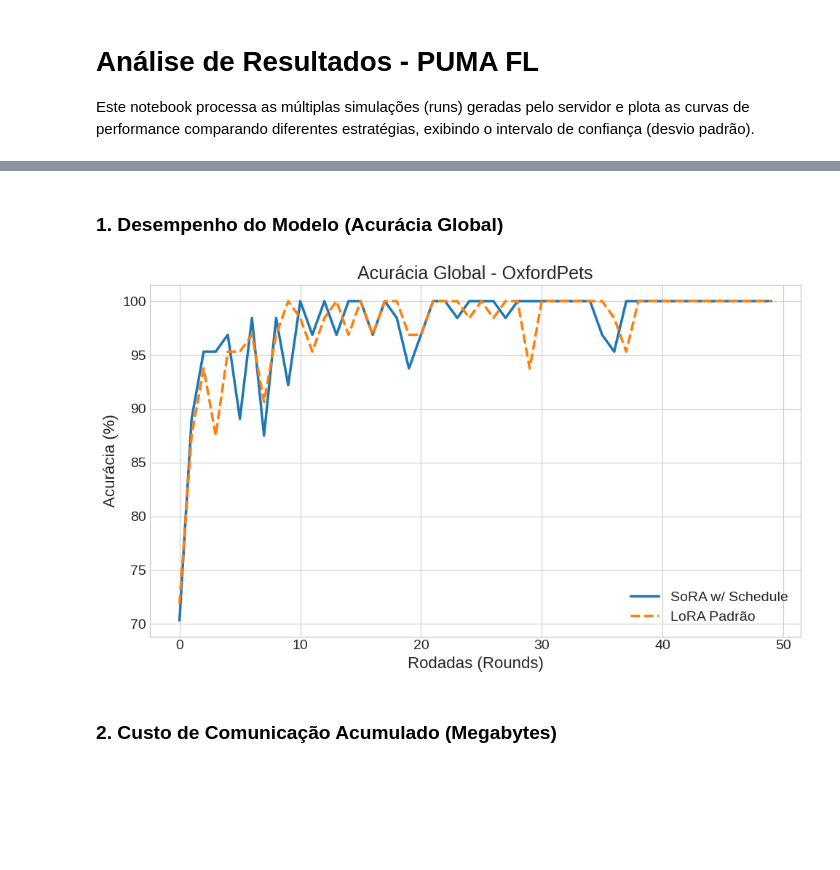
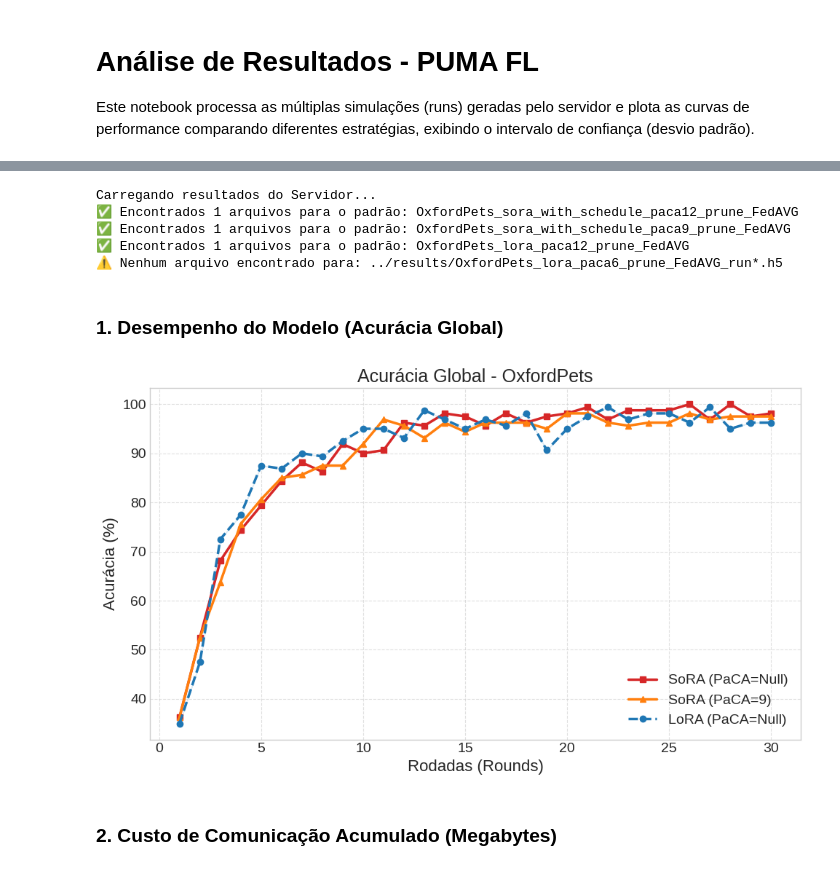
Before and after one commit to VeigarGit/FL_ServerPuma, a Jupyter notebook: src/system/plot_results.ipynb, the cells around one changed output, grey strips where cells are left out. Saved outputs shown, nothing was run; the diff lists cells and outputs as text; code cells hidden in the pictures; blank space fills up the shorter version.

```diff
--- a/src/system/plot_results.ipynb
+++ b/src/system/plot_results.ipynb
@@ -86,27 +68,54 @@ Carregando resultados do Servidor...
+# %%
+DATASET = "OxfordPets"
+
+print("Carregando resultados do Servidor...")
+
+dados_sora_p12 = load_strategy_results(DATASET, "sora_with_schedule", paca=12, prune="prune")
+dados_sora_p9 = load_strategy_results(DATASET, "sora_with_schedule", paca=9, prune="prune")
+
+dados_lora_p12 = load_strategy_results(DATASET, "lora", paca=12, prune="prune")
+dados_lora_p6 = load_strategy_results(DATASET, "lora", paca=6, prune="prune")
+
+# Lista de configurações para iterar nos gráficos (deixa o código limpo e escalável)
+# Formato: (Label, Dados, Cor, Marcador, Estilo de linha)
+configs = [
+    ('SoRA (PaCA=Null)', dados_sora_p12, '#d62728', 's', '-'),   # Vermelho
+    ('SoRA (PaCA=9)', dados_sora_p9, '#ff7f0e', '^', '-'),   # Laranja
+    ('LoRA (PaCA=Null)', dados_lora_p12, '#1f77b4', 'o', '--'),  # Azul
+    ('LoRA (PaCA=6)', dados_lora_p6, '#2ca02c', 'd', '--')   # Verde
+]
+# %% [output]
+Carregando resultados do Servidor...
+✅ Encontrados 1 arquivos para o padrão: OxfordPets_sora_with_schedule_paca12_prune_FedAVG
+✅ Encontrados 1 arquivos para o padrão: OxfordPets_sora_with_schedule_paca9_prune_FedAVG
+✅ Encontrados 1 arquivos para o padrão: OxfordPets_lora_paca12_prune_FedAVG
+⚠️ Nenhum arquivo encontrado para: ../results/OxfordPets_lora_paca6_prune_FedAVG_run*.h5
 # %% [markdown]
 ### 1. Desempenho do Modelo (Acurácia Global)
-# %%
-plt.figure(figsize=(10, 6))
-
-if dados_sora:
-    plt.plot(dados_sora['acc_mean'], label='SoRA w/ Schedule', color='#1f77b4')
-    plt.fill_between(range(len(dados_sora['acc_mean'])),
-                     dados_sora['acc_mean'] - dados_sora['acc_std'],
-                     dados_sora['acc_mean'] + dados_sora['acc_std'], color='#1f77b4', alpha=0.15)
-
-if dados_lora:
-    plt.plot(dados_lora['acc_mean'], label='LoRA Padrão', color='#ff7f0e', linestyle='--')
-    plt.fill_between(range(len(dados_lora['acc_mean'])),
-                     dados_lora['acc_mean'] - dados_lora['acc_std'],
-                     dados_lora['acc_mean'] + dados_lora['acc_std'], color='#ff7f0e', alpha=0.15)
-
-plt.title(f"Acurácia Global - {DATASET}")
-plt.xlabel("Rodadas (Rounds)")
-plt.ylabel("Acurácia (%)")
-plt.legend()
-plt.tight_layout()
-plt.show()
-# %% [output]
-[figure, removed]
+# %%
+plt.figure(figsize=(10, 6))
+
+plotou_algo = False
+for label, dados, color, marker, ls in configs:
+    if isinstance(dados, dict):
+        eixo = range(1, len(dados['acc_mean']) + 1)
+        plt.plot(eixo, dados['acc_mean'], label=label, color=color, linestyle=ls, marker=marker)
+        plt.fill_between(eixo,
+                         dados['acc_mean'] - dados['acc_std'],
+                         dados['acc_mean'] + dados['acc_std'], color=color, alpha=0.15)
+        plotou_algo = True
+
+if plotou_algo:
+    plt.title(f"Acurácia Global - {DATASET}")
+    plt.xlabel("Rodadas (Rounds)")
+    plt.ylabel("Acurácia (%)")
+    plt.legend()
+    plt.grid(True, linestyle='--', alpha=0.6)
+    plt.tight_layout()
+    plt.show()
+else:
+    print("⚠️ Nenhum dado encontrado para gerar o gráfico de Acurácia.")
+# %% [output]
+[figure, added]
 # %% [markdown]
 ### 2. Custo de Comunicação Acumulado (Megabytes)
```
Also changed, not shown: parts of 9 cells of this notebook, 7 other files.
